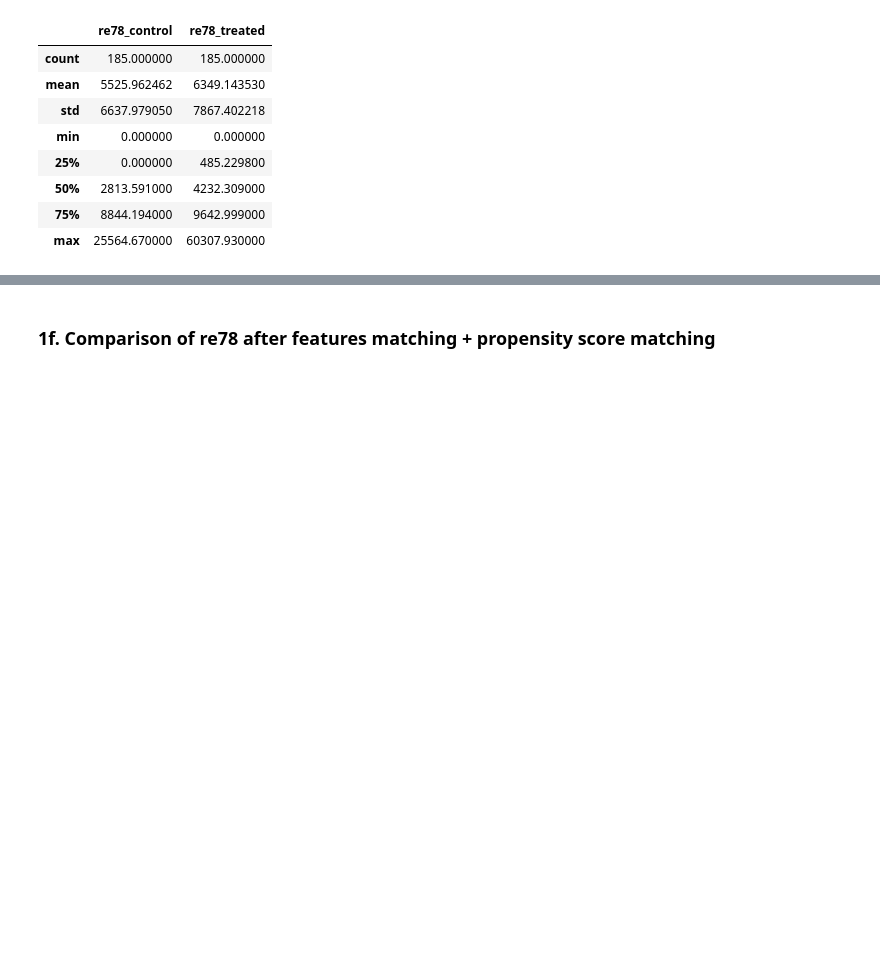
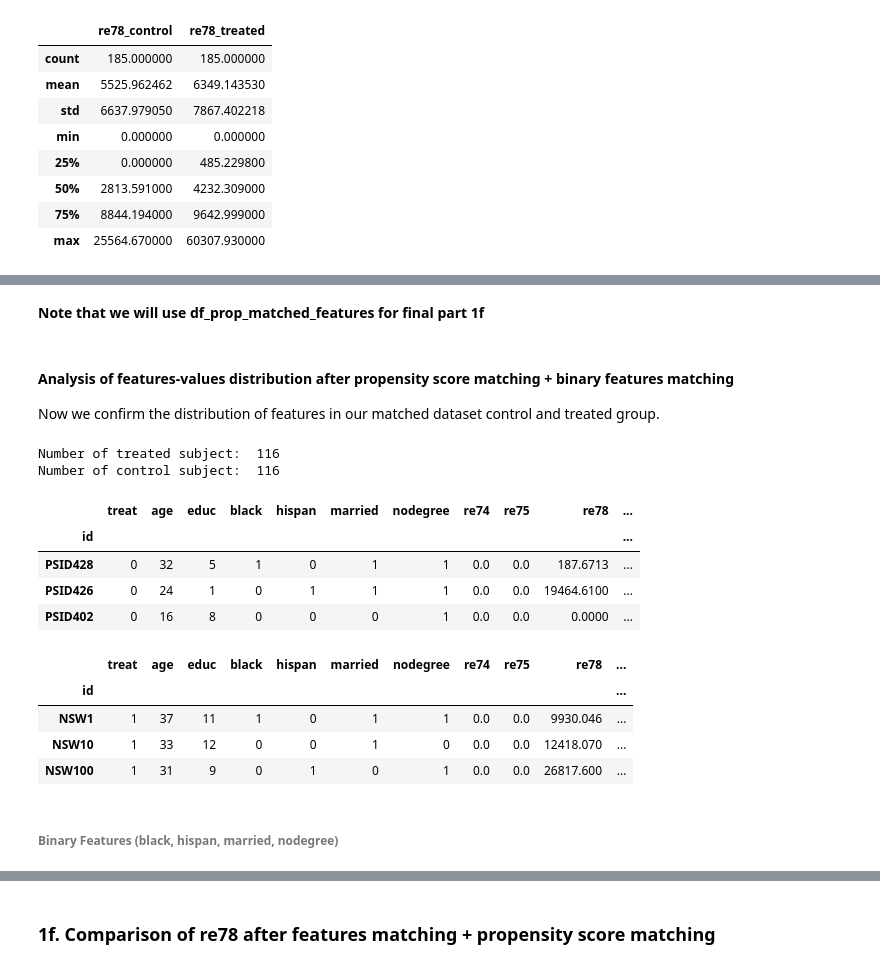
Before and after one commit to sanadhis/ADA-2017, a Jupyter notebook: 04 - Applied ML/Homework04.ipynb, the cells around one changed output, grey strips where cells are left out. Drawn from its saved outputs; the diff is of its cells as text; code cells hidden in the pictures; blank space fills up the shorter version.

```diff
--- a/04 - Applied ML/Homework04.ipynb
+++ b/04 - Applied ML/Homework04.ipynb
@@ -845,0 +791,13 @@ ax4.set_title("Distribution of Earings 1975 in Treated (Blue) and Control(Green)
+# %%
+# Build dataframe from tree result, containing matching pair treated-control subject
+df_prop_matched_features            = pd.DataFrame(columns=["control","treated"])
+df_prop_matched_features['treated'] = match_features_control_treated.keys()
+df_prop_matched_features['control'] = match_features_control_treated.values()
+
+# The dataframe contains redundant entries, e.g. PSID1 - NSW185, NSW185 - PSID1
+# So we sort the values and only pick the first half
+n_treated                = int((df_prop_matched_features.shape[0])/2)
+df_prop_matched_features = df_prop_matched_features.sort_values(by="treated")[:n_treated]
+
+print("Matched control-treated subject:")
+df_prop_matched_features.head()
@@ -845,0 +815,14 @@ ax4.set_title("Distribution of Earings 1975 in Treated (Blue) and Control(Green)
+# %%
+# set "id" as index of df_raw, form new dataframe
+df_raw_indexed = df_raw.set_index("id")
+
+# Get value of re78 each matched control-treated subject
+re78_control = df_raw_indexed.loc[df_prop_matched_features["control"]]["re78"]
+re78_treated = df_raw_indexed.loc[df_prop_matched_features["treated"]]["re78"]
+
+# add the re78 into df_prop_matched
+df_prop_matched_features["re78_control"] = list(re78_control)
+df_prop_matched_features["re78_treated"] = list(re78_treated)
+
+print("Matched control-treated subject with their corresponding re78 value")
+df_prop_matched_features.head()
@@ -845,0 +837,36 @@ ax4.set_title("Distribution of Earings 1975 in Treated (Blue) and Control(Green)
+# %% [markdown]
+**Note that we will use df_prop_matched_features for final part 1f**
+# %% [markdown]
+#### Analysis of features-values distribution after propensity score matching + binary features matching
+Now we confirm the distribution of features in our matched dataset control and treated group.
+# %%
+# Get only matched control-treated pair from raw dataframe
+df_control_f_matched = df_raw_indexed.loc[df_prop_matched_features["control"]]
+df_treated_f_matched = df_raw_indexed.loc[df_prop_matched_features["treated"]]
+
+# note that n_treated should be equal to n_control
+n_treated = df_treated_f_matched.shape[0]
+n_control = df_control_f_matched.shape[0]
+
+# Check how many pairs we have
+print("Number of treated subject: ",n_treated)
+print("Number of control subject: ",n_control)
+
+# Display pairs-example
+display(df_control_f_matched.head(3))
+display(df_treated_f_matched.head(3))
+# %% [output]
+Number of treated subject:  116
+Number of control subject:  116
+|  | treat | age | educ | black | hispan | married | nodegree | re74 | re75 | re78 | ... |
+| id |  |  |  |  |  |  |  |  |  |  | ... |
+| PSID428 | 0 | 32 | 5 | 1 | 0 | 1 | 1 | 0.0 | 0.0 | 187.6713 | ... |
+| PSID426 | 0 | 24 | 1 | 0 | 1 | 1 | 1 | 0.0 | 0.0 | 19464.6100 | ... |
+| PSID402 | 0 | 16 | 8 | 0 | 0 | 0 | 1 | 0.0 | 0.0 | 0.0000 | ... |
+|  | treat | age | educ | black | hispan | married | nodegree | re74 | re75 | re78 | ... |
+| id |  |  |  |  |  |  |  |  |  |  | ... |
+| NSW1 | 1 | 37 | 11 | 1 | 0 | 1 | 1 | 0.0 | 0.0 | 9930.046 | ... |
+| NSW10 | 1 | 33 | 12 | 0 | 0 | 1 | 0 | 0.0 | 0.0 | 12418.070 | ... |
+| NSW100 | 1 | 31 | 9 | 0 | 1 | 0 | 1 | 0.0 | 0.0 | 26817.600 | ... |
+# %% [markdown]
+###### Binary Features (black, hispan, married, nodegree)
```
Also changed, not shown: parts of 77 cells of this notebook.
